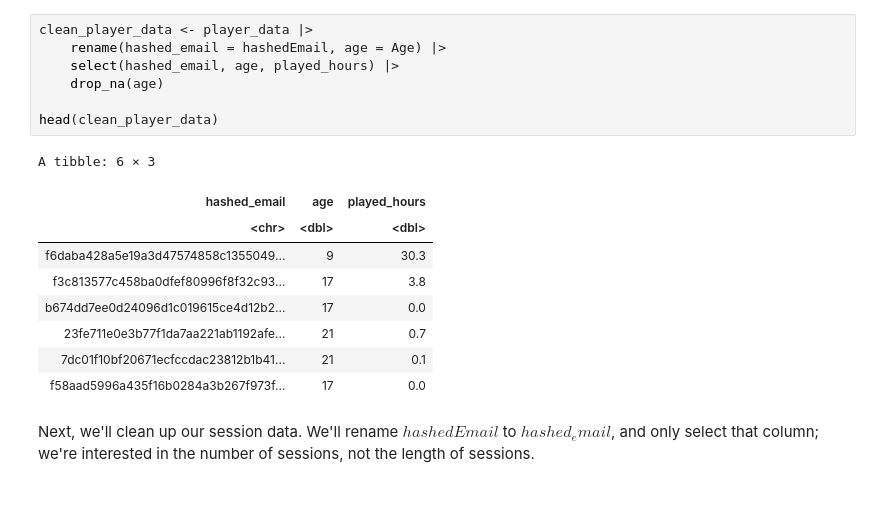
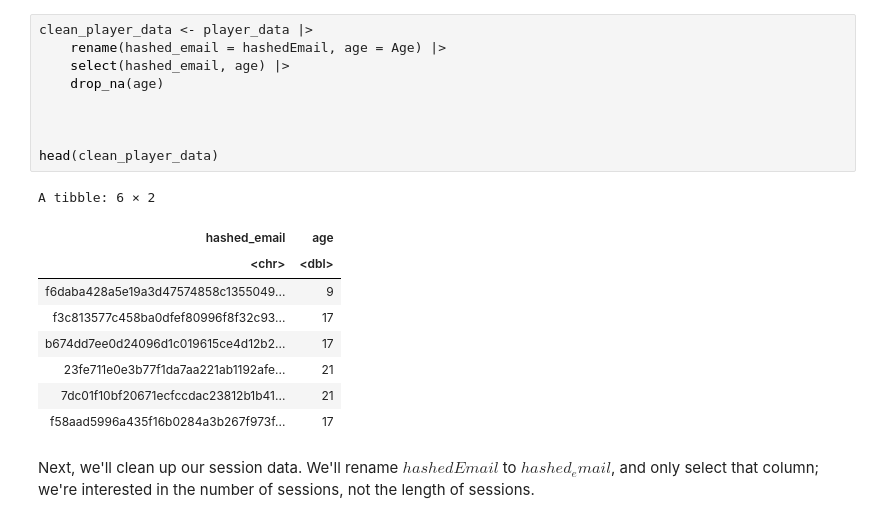
Before and after one commit to harris3315/dsci-100-project, a Jupyter notebook: main.ipynb, the cells around one changed output. Drawn from its saved outputs; the diff is of its cells as text.

```diff
--- a/main.ipynb
+++ b/main.ipynb
@@ -100,20 +81,22 @@ First, we will clean our data, and select our necessary columns. For our player
 # %%
 clean_player_data <- player_data |>
     rename(hashed_email = hashedEmail, age = Age) |>
-    select(hashed_email, age, played_hours) |>
+    select(hashed_email, age) |>
     drop_na(age)
 
+
+
 head(clean_player_data)
 # %% [output]
-A tibble: 6 × 3
+A tibble: 6 × 2
-| hashed_email | age | played_hours |
-| <chr> | <dbl> | <dbl> |
-| f6daba428a5e19a3d47574858c1355049... | 9 | 30.3 |
-| f3c813577c458ba0dfef80996f8f32c93... | 17 | 3.8 |
-| b674dd7ee0d24096d1c019615ce4d12b2... | 17 | 0.0 |
-| 23fe711e0e3b77f1da7aa221ab1192afe... | 21 | 0.7 |
-| 7dc01f10bf20671ecfccdac23812b1b41... | 21 | 0.1 |
-| f58aad5996a435f16b0284a3b267f973f... | 17 | 0.0 |
+| hashed_email | age |
+| <chr> | <dbl> |
+| f6daba428a5e19a3d47574858c1355049... | 9 |
+| f3c813577c458ba0dfef80996f8f32c93... | 17 |
+| b674dd7ee0d24096d1c019615ce4d12b2... | 17 |
+| 23fe711e0e3b77f1da7aa221ab1192afe... | 21 |
+| 7dc01f10bf20671ecfccdac23812b1b41... | 21 |
+| f58aad5996a435f16b0284a3b267f973f... | 17 |
 # %% [markdown]
 Next, we'll clean up our session data. We'll rename $hashedEmail$ to $hashed_email$, and only select that column; we're interested in the number of sessions, not the length of sessions.
 # %%
```
Also changed, not shown: parts of 42 cells of this notebook.
